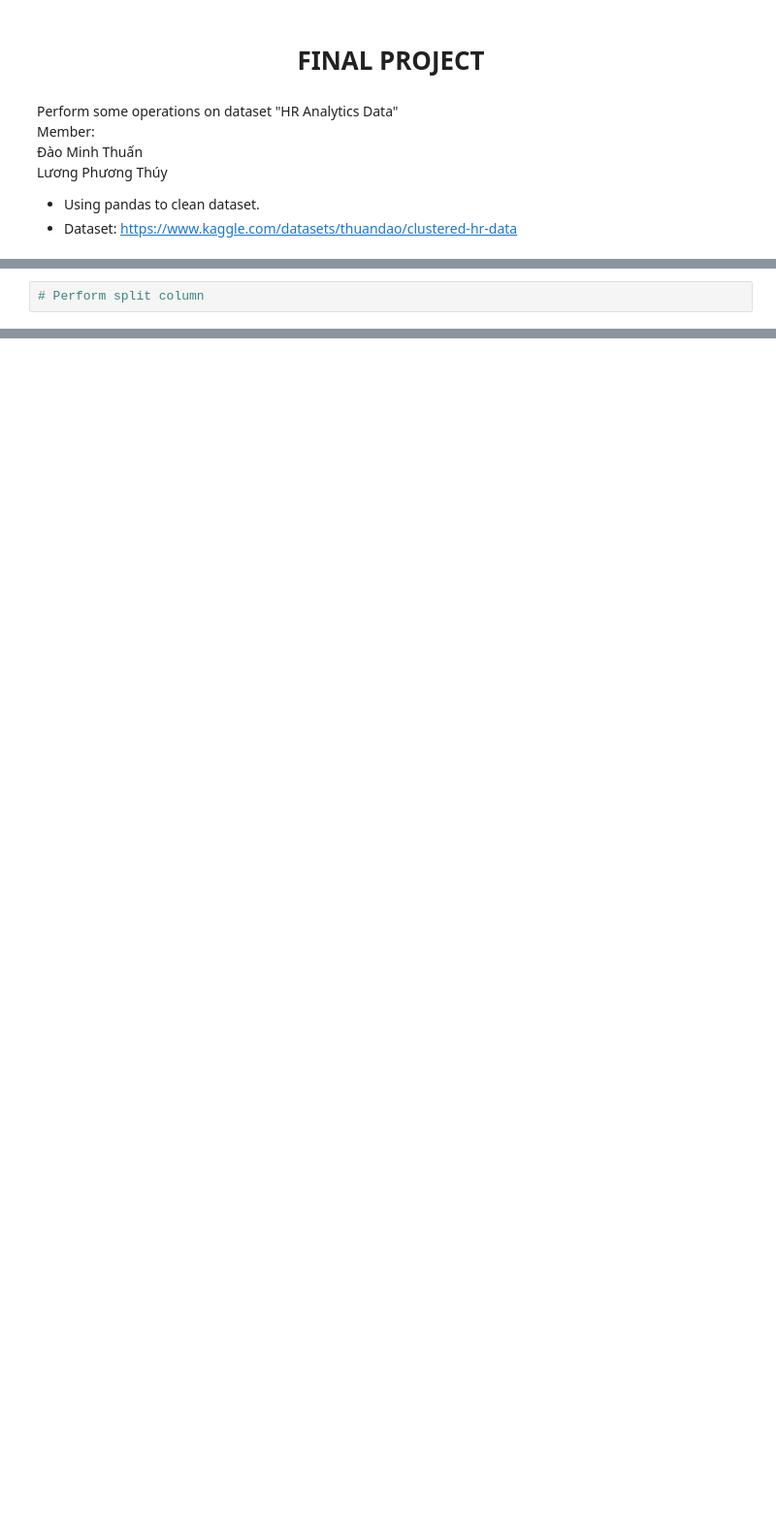
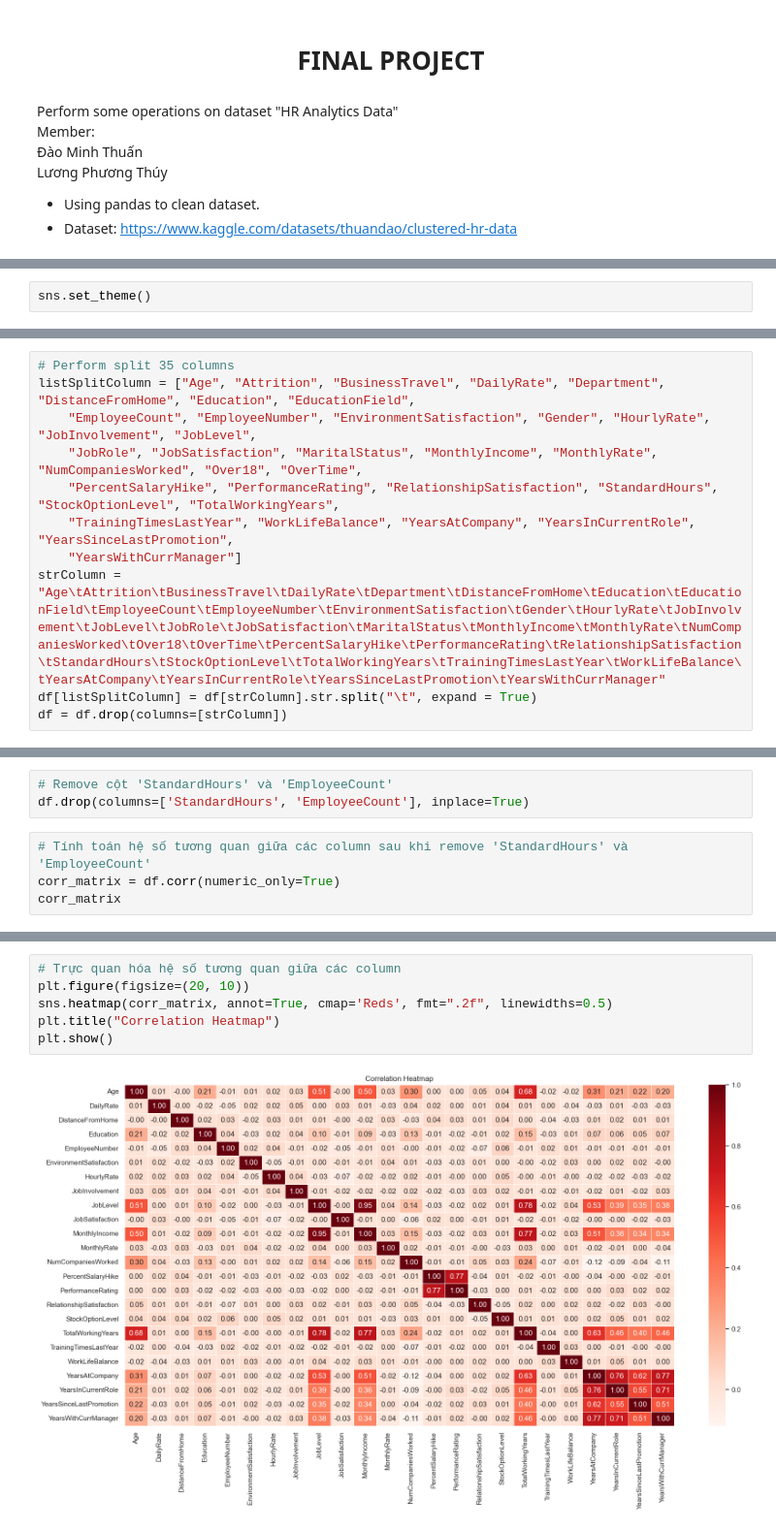
Before and after one commit to daominhthuan42/mindx-data-analytics-bootcamp, a Jupyter notebook: 00_MODULE_1/FINAL_PROJECT/02_PYTHON/FINAL_PROJECT.ipynb, the cells around one changed output, grey strips where cells are left out. Shown at 97% size. Cells and saved outputs as stored; diff of their text form; blank space fills up the shorter version.

```diff
--- a/00_MODULE_1/FINAL_PROJECT/02_PYTHON/FINAL_PROJECT.ipynb
+++ b/00_MODULE_1/FINAL_PROJECT/02_PYTHON/FINAL_PROJECT.ipynb
@@ -14,3 +17,5 @@ import seaborn as sns
+# %%
+sns.set_theme()
 # %%
 # Load data frame
 df = pd.read_csv("HR_Analytics_Data.csv")
@@ -29,4 +35,13 @@ df = pd.read_csv("HR_Analytics_Data.csv")
 | 1469 | 34\tNo\tTravel_Rarely\t628\tResea... |
 1470 rows × 1 columns
 # %%
-# Perform split column
+# Perform split 35 columns
+listSplitColumn = ["Age", "Attrition", "BusinessTravel", "DailyRate", "Department", "DistanceFromHome", "Education", "EducationField",
+    "EmployeeCount", "EmployeeNumber", "EnvironmentSatisfaction", "Gender", "HourlyRate", "JobInvolvement", "JobLevel",
+    "JobRole", "JobSatisfaction", "MaritalStatus", "MonthlyIncome", "MonthlyRate", "NumCompaniesWorked", "Over18", "OverTime",
+    "PercentSalaryHike", "PerformanceRating", "RelationshipSatisfaction", "StandardHours", "StockOptionLevel", "TotalWorkingYears",
+    "TrainingTimesLastYear", "WorkLifeBalance", "YearsAtCompany", "YearsInCurrentRole", "YearsSinceLastPromotion",
+    "YearsWithCurrManager"]
+strColumn = "Age\tAttrition\tBusinessTravel\tDailyRate\tDepartment\tDistanceFromHome\tEducation\tEducationField\tEmployeeCount\tEmployeeNumber\tEnvironmentSatisfaction\tGender\tHourlyRate\tJobInvolvement\tJobLevel\tJobRole\tJobSatisfaction\tMaritalStatus\tMonthlyIncome\tMonthlyRate\tNumCompaniesWorked\tOver18\tOverTime\tPercentSalaryHike\tPerformanceRating\tRelationshipSatisfaction\tStandardHours\tStockOptionLevel\tTotalWorkingYears\tTrainingTimesLastYear\tWorkLifeBalance\tYearsAtCompany\tYearsInCurrentRole\tYearsSinceLastPromotion\tYearsWithCurrManager"
+df[listSplitColumn] = df[strColumn].str.split("\t", expand = True)
+df = df.drop(columns=[strColumn])
@@ -32,0 +200,7 @@ df = pd.read_csv("HR_Analytics_Data.csv")
+# %%
+# Remove cột 'StandardHours' và 'EmployeeCount'
+df.drop(columns=['StandardHours', 'EmployeeCount'], inplace=True)
+# %%
+# Tính toán hệ số tương quan giữa các column sau khi remove 'StandardHours' và 'EmployeeCount'
+corr_matrix = df.corr(numeric_only=True)
+corr_matrix
@@ -32,0 +226,8 @@ df = pd.read_csv("HR_Analytics_Data.csv")
+# %%
+# Trực quan hóa hệ số tương quan giữa các column
+plt.figure(figsize=(20, 10))
+sns.heatmap(corr_matrix, annot=True, cmap='Reds', fmt=".2f", linewidths=0.5)
+plt.title("Correlation Heatmap")
+plt.show()
+# %% [output]
+[figure, added]
```
Also changed, not shown: parts of 24 cells of this notebook, 3 other files.
